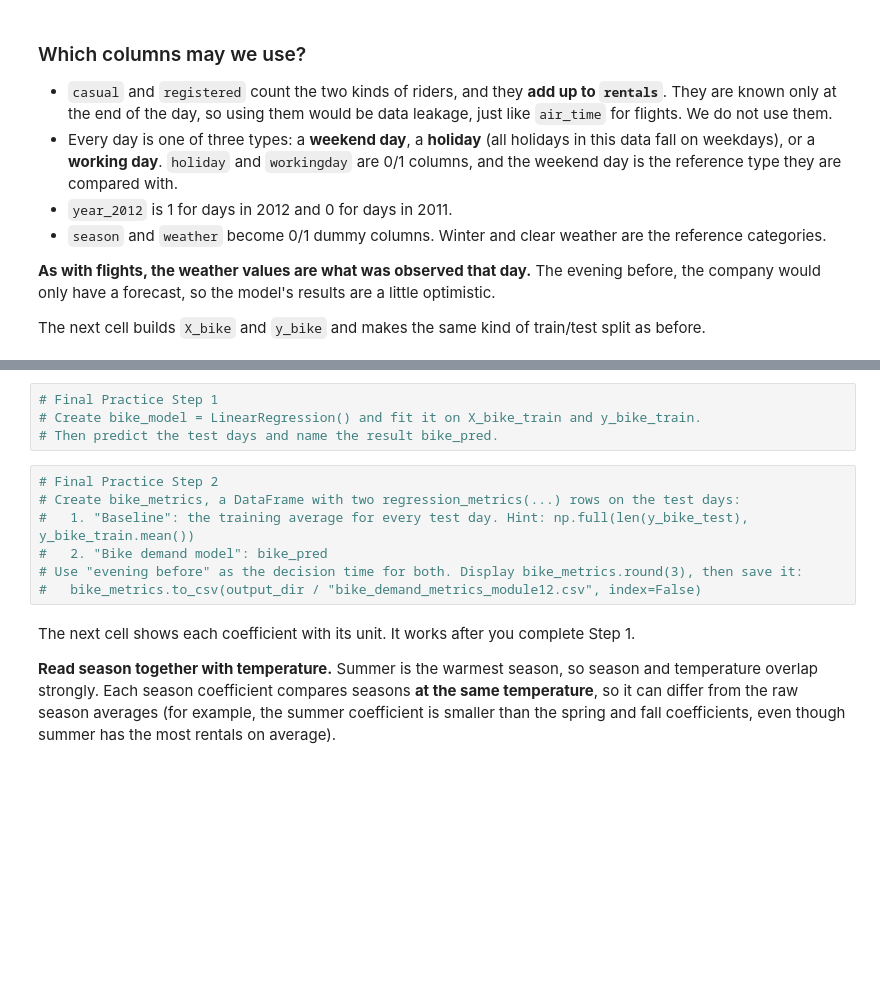
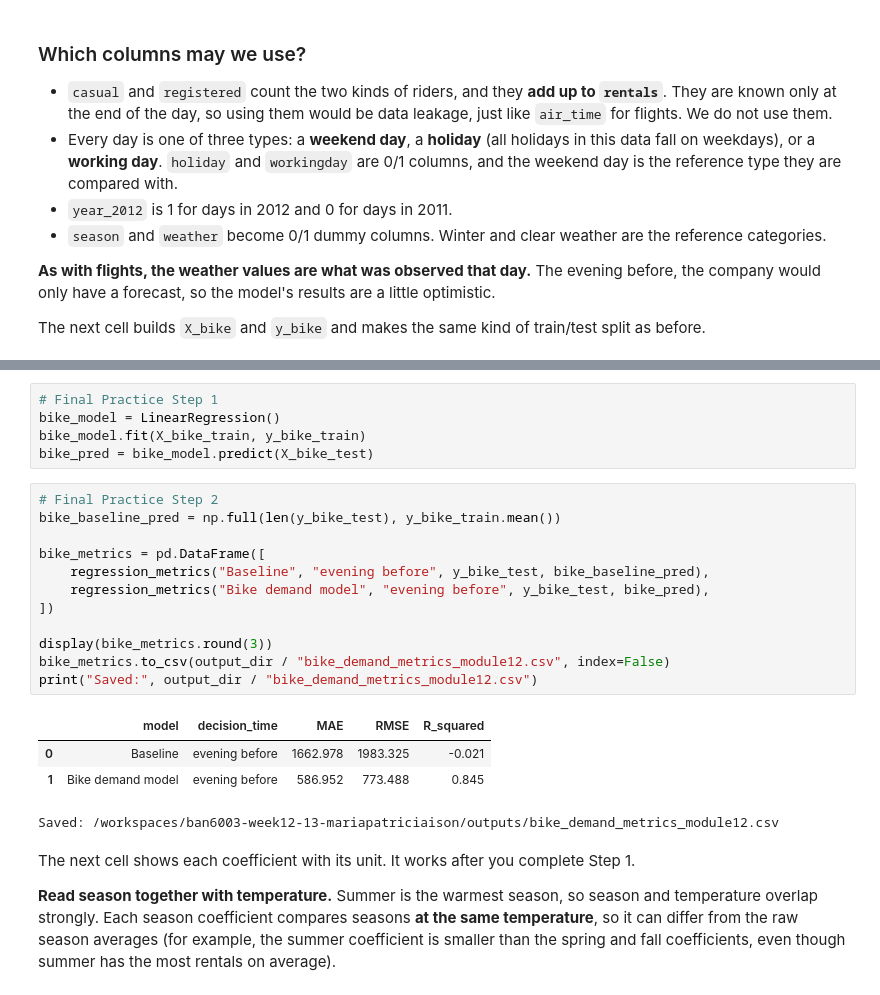
Before and after one commit to patriciaison/ban6003-week12-13-mariapatriciaison, a Jupyter notebook: notebooks/module12_linear_regression_guided_lab.ipynb, the cells around one changed output, grey strips where cells are left out. Drawn from its saved outputs; the diff is of its cells as text; blank space fills up the shorter version.

```diff
--- a/notebooks/module12_linear_regression_guided_lab.ipynb
+++ b/notebooks/module12_linear_regression_guided_lab.ipynb
@@ -497,14 +601,25 @@ print("Columns:", list(X_bike.columns))
 # %%
 # Final Practice Step 1
-# Create bike_model = LinearRegression() and fit it on X_bike_train and y_bike_train.
-# Then predict the test days and name the result bike_pred.
+bike_model = LinearRegression()
+bike_model.fit(X_bike_train, y_bike_train)
+bike_pred = bike_model.predict(X_bike_test)
 # %%
 # Final Practice Step 2
-# Create bike_metrics, a DataFrame with two regression_metrics(...) rows on the test days:
-#   1. "Baseline": the training average for every test day. Hint: np.full(len(y_bike_test), y_bike_train.mean())
-#   2. "Bike demand model": bike_pred
-# Use "evening before" as the decision time for both. Display bike_metrics.round(3), then save it:
-#   bike_metrics.to_csv(output_dir / "bike_demand_metrics_module12.csv", index=False)
+bike_baseline_pred = np.full(len(y_bike_test), y_bike_train.mean())
+
+bike_metrics = pd.DataFrame([
+    regression_metrics("Baseline", "evening before", y_bike_test, bike_baseline_pred),
+    regression_metrics("Bike demand model", "evening before", y_bike_test, bike_pred),
+])
+
+display(bike_metrics.round(3))
+bike_metrics.to_csv(output_dir / "bike_demand_metrics_module12.csv", index=False)
+print("Saved:", output_dir / "bike_demand_metrics_module12.csv")
+# %% [output]
+|  | model | decision_time | MAE | RMSE | R_squared |
+| 0 | Baseline | evening before | 1662.978 | 1983.325 | -0.021 |
+| 1 | Bike demand model | evening before | 586.952 | 773.488 | 0.845 |
+Saved: /workspaces/ban6003-week12-13-mariapatriciaison/outputs/bike_demand_metrics_module12.csv
 # %% [markdown]
 The next cell shows each coefficient with its unit. It works after you complete Step 1.
 
```
Also changed, not shown: parts of 24 cells of this notebook, 3 other files.
